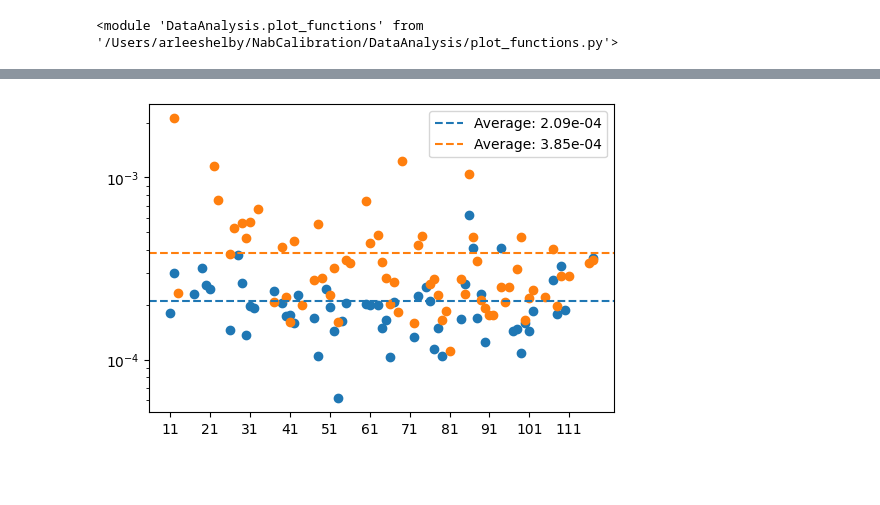
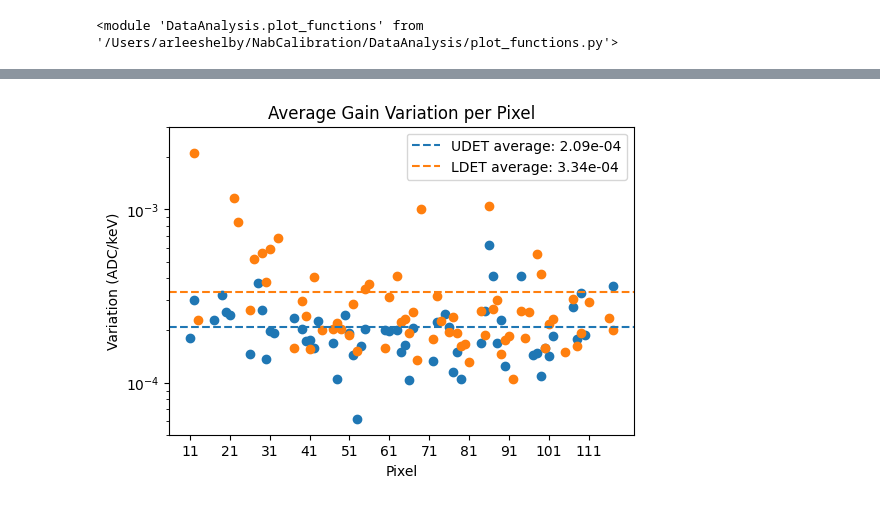
Before and after one commit to arlee-shelby/NabCalibration, a Jupyter notebook: FullAnalysisClean.ipynb, the cells around one changed output, grey strips where cells are left out. Cells and saved outputs as stored; diff of their text form; code cells hidden in the pictures; blank space fills up the shorter version.

```diff
--- a/FullAnalysisClean.ipynb
+++ b/FullAnalysisClean.ipynb
@@ -122,6 +96,4 @@ LDETsimulated_keV_errors = np.array([0.005846,0.002800,0.003731,0.005186,0.01301
 # %%
 calibration_peak_data,calibration_width_data,calibration_amp_data = bf.get_cal_peaks_df(UDET_df,simulated_keV_values,simulated_keV_errors)
 # %%
-LDETcalibration_peak_data,LDETcalibration_width_data,LDETcalibration_amp_data = bf.get_cal_peaks_df(LDET_df_test_props,LDETsimulated_keV_values,LDETsimulated_keV_errors)
+LDETcalibration_peak_data,LDETcalibration_width_data,LDETcalibration_amp_data = bf.get_cal_peaks_df(LDET_df,LDETsimulated_keV_values,LDETsimulated_keV_errors)
-# %%
-plotf.plot_peak_fit_params(LDETcalibration_amp_data,peak='peak5',bottom_ylim=-1,top_ylim=100)
@@ -225,5 +123,3 @@ metadata
 | 102 | 8719 | 300.0 | 300.0 | 27.0 | 137.0 | 137.0 | 2025-10-22 | 15:45:26 | 16:15:26 | -1499.269962 | ... |
 | 103 | 8829 | 300.0 | 300.0 | 27.0 | 137.0 | 137.0 | 2025-10-29 | 21:34:02 | 22:04:47 | -1499.168182 | ... |
 104 rows × 15 columns
-# %%
-plotf.plot_goodness_of_fit(calibration_linear_results,chi2=False,reduced_chi2=True,bottom_ylim=None,top_ylim=5)
@@ -232,2 +125,0 @@ plotf.plot_goodness_of_fit(calibration_linear_results,chi2=False,reduced_chi2=Tr
-# %%
-plotf.plot_goodness_of_fit(LDETcalibration_linear_results,chi2=False,reduced_chi2=True,bottom_ylim=-1,top_ylim=50)
@@ -359,4 +162,6 @@ plotf.plot_calibration_param_props(average_gain_weighted,LDETparam_prop_df=LDETa
 # %%
-plotf.plot_calibration_param_props(gain_std_weighted,yscale='log',LDETparam_prop_df=LDETgain_std_weighted)
+plotf.plot_calibration_param_props(gain_std_weighted,yscale='log',LDETparam_prop_df=LDETgain_std_weighted,
+                                   title='Average Gain Variation per Pixel',ylabel='Variation (ADC/keV)',
+                                   bottom_ylim=5e-5,top_ylim=3e-3)
 # %% [output]
-[figure, old version]
+[figure, new version]
```
Also changed, not shown: parts of 54 cells of this notebook, 22 other files.
